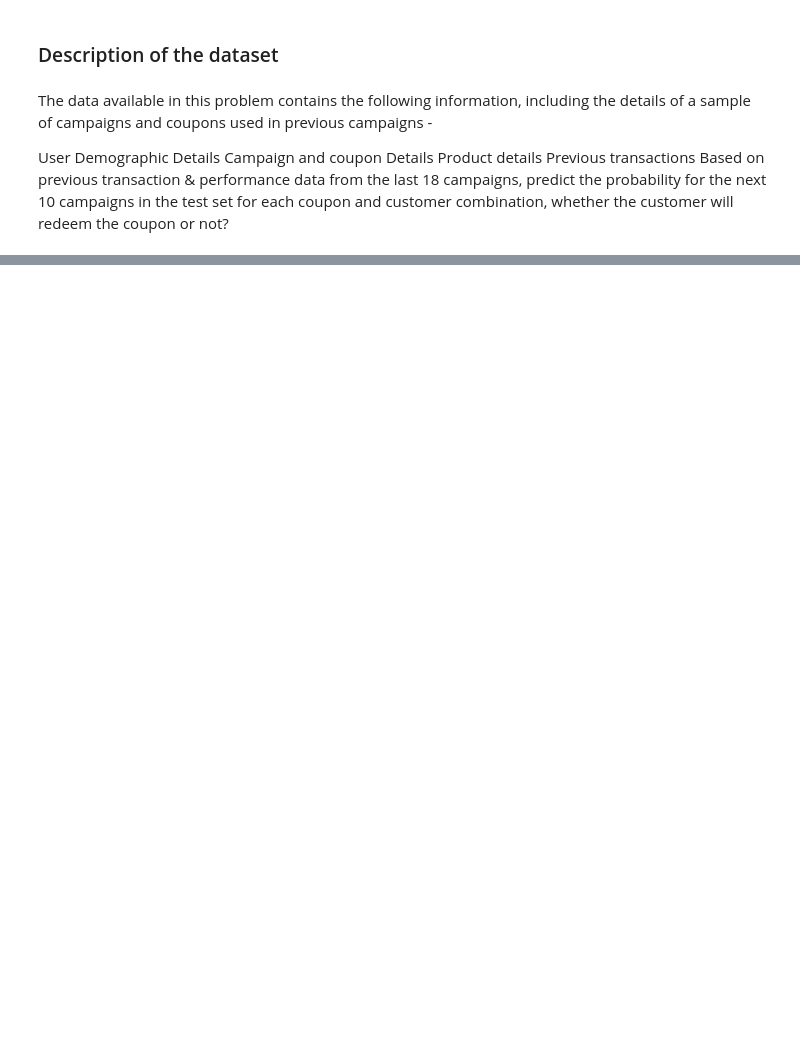
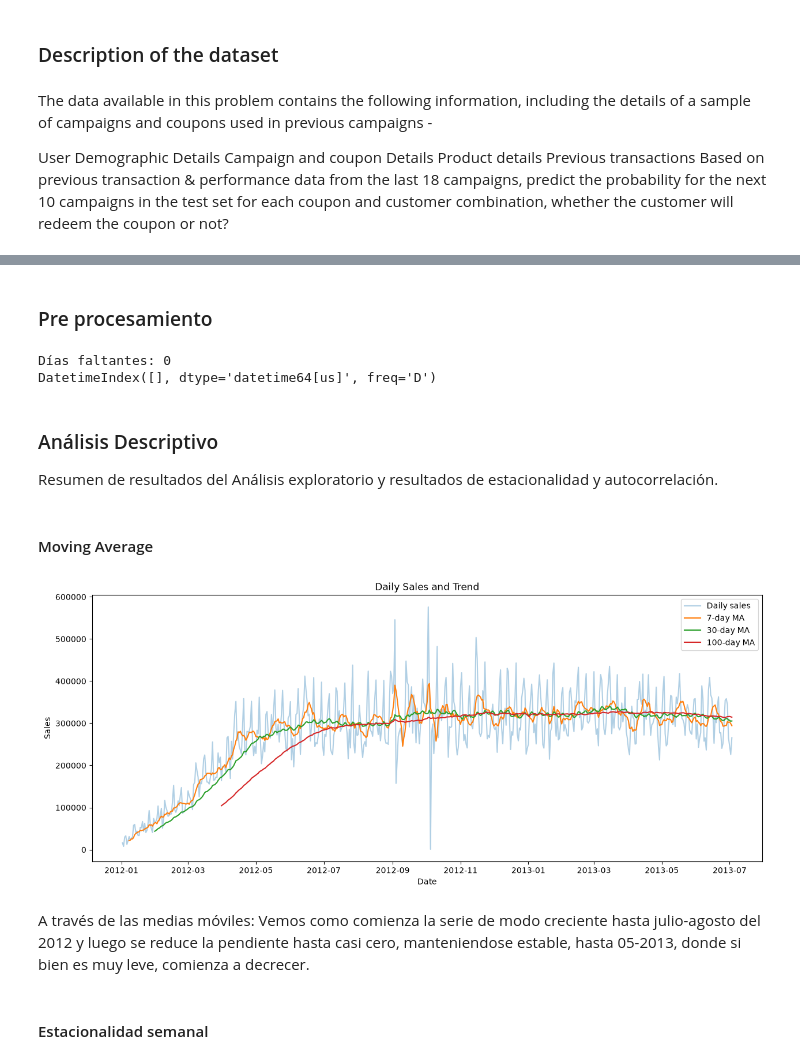
Before and after one commit to FernandoMRestelli/series_temporales, a Jupyter notebook: Notebooks/ST.ipynb, the cells around one changed output, grey strips where cells are left out. Saved outputs shown, nothing was run; the diff lists cells and outputs as text; code cells hidden in the pictures; blank space fills up the shorter version.

```diff
--- a/Notebooks/ST.ipynb
+++ b/Notebooks/ST.ipynb
@@ -38,0 +81,77 @@ customer_transaction_data
+# %% [markdown]
+### Pre procesamiento
+# %%
+salesxday['date'] = pd.to_datetime(salesxday['date'])
+
+full_dates = pd.date_range(
+    start=salesxday['date'].min(),
+    end=salesxday['date'].max(),
+    freq='D'
+)
+
+missing_dates = full_dates.difference(salesxday['date'])
+
+print("Días faltantes:", len(missing_dates))
+print(missing_dates)
+# %% [output]
+Días faltantes: 0
+DatetimeIndex([], dtype='datetime64[us]', freq='D')
+# %% [markdown]
+### Análisis Descriptivo
+
+Resumen de resultados del Análisis exploratorio y resultados de estacionalidad y autocorrelación.
+# %% [markdown]
+#### Moving Average
+# %%
+salesxday['MA_7'] = (
+    salesxday['total_sales']
+    .rolling(7)
+    .mean()
+)
+
+salesxday['MA_30'] = (
+    salesxday['total_sales']
+    .rolling(30)
+    .mean()
+)
+
+salesxday['MA_90'] = salesxday['total_sales'].rolling(window=90).mean()
+# %%
+plt.figure(figsize=(15, 6))
+
+plt.plot(
+    salesxday['date'],
+    salesxday['total_sales'],
+    alpha=0.35,
+    label='Daily sales'
+)
+
+plt.plot(
+    salesxday['date'],
+    salesxday['MA_7'],
+    label='7-day MA'
+)
+
+plt.plot(
+    salesxday['date'],
+    salesxday['MA_30'],
+    label='30-day MA'
+)
+plt.plot(
+    salesxday['date'],
+    salesxday['MA_90'],
+    label='100-day MA'
+)
+
+plt.legend()
+plt.title('Daily Sales and Trend')
+plt.xlabel('Date')
+plt.ylabel('Sales')
+
+plt.show()
+# %% [output]
+[figure, added]
+# %% [markdown]
+A través de las medias móviles: Vemos como comienza la serie de modo creciente hasta julio-agosto del 2012 y luego se reduce la pendiente hasta casi cero, manteniendose estable, hasta 05-2013, donde si bien es muy leve, comienza a decrecer.
+# %% [markdown]
+#### Estacionalidad semanal
```
Also changed, not shown: parts of 51 cells of this notebook, 2 other files.
